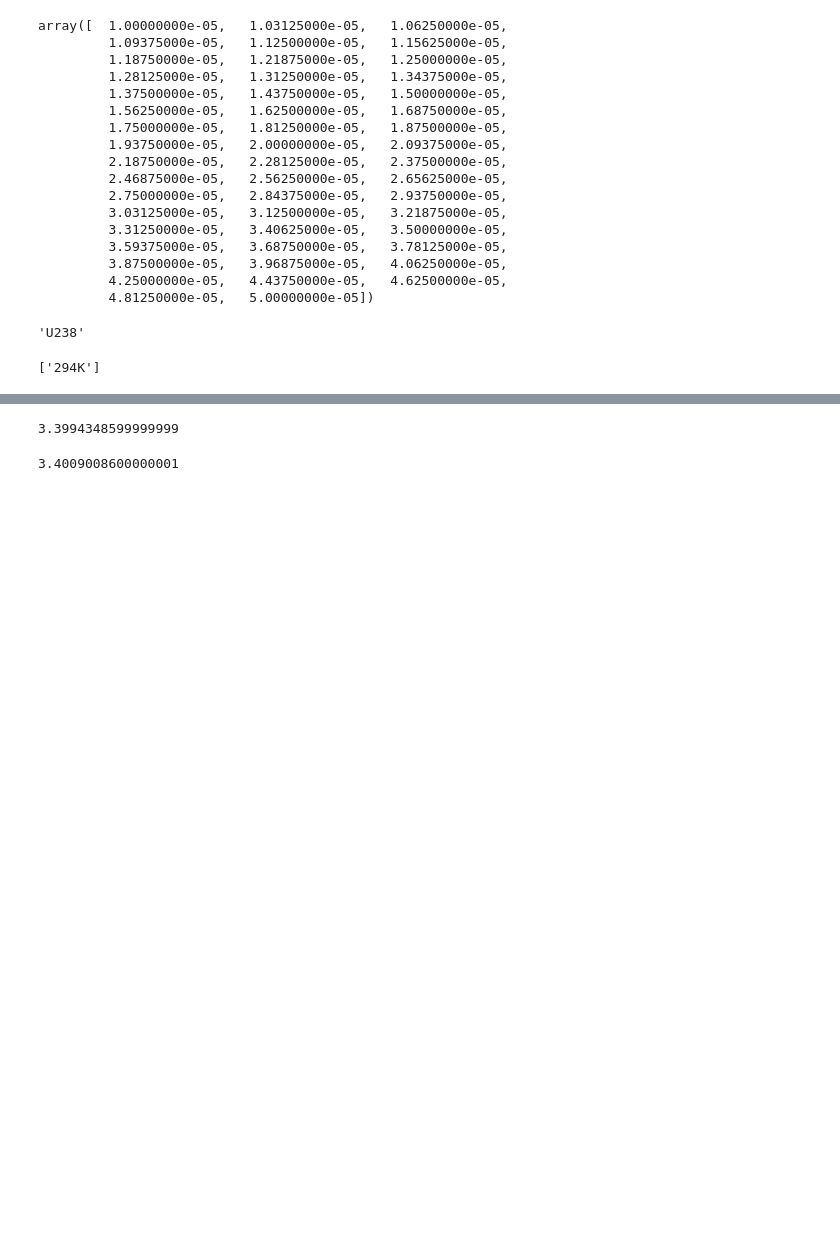
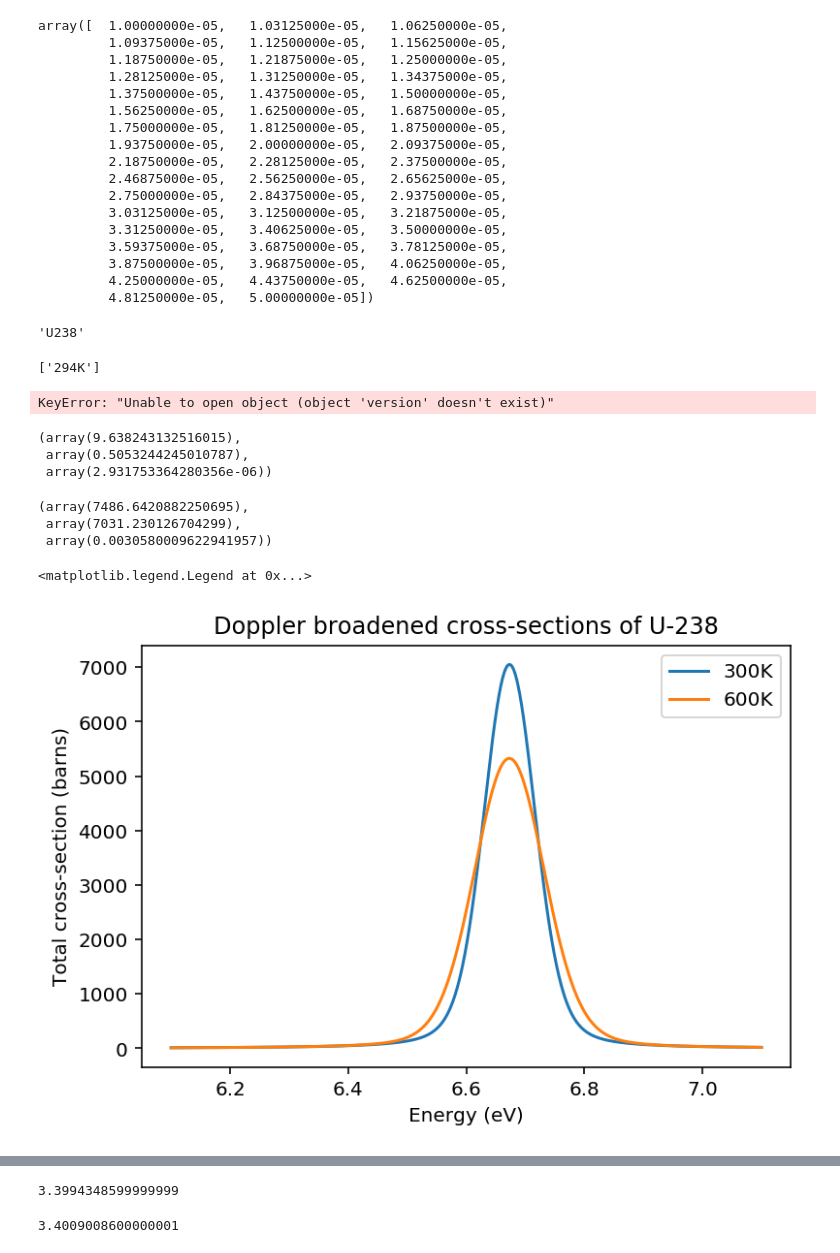
Before and after one commit to zhangy6x/research_stuff, a Jupyter notebook: jupyter_notebooks/OpenMC_test-Copy2.ipynb, the cells around one changed output, grey strips where cells are left out. Drawn from its saved outputs; the diff is of its cells as text; code cells hidden in the pictures; blank space fills up the shorter version.

```diff
--- a/jupyter_notebooks/OpenMC_test-Copy2.ipynb
+++ b/jupyter_notebooks/OpenMC_test-Copy2.ipynb
@@ -73,6 +156,35 @@ u238_ace.name
 u238_ace.temperatures
 # %% [output]
 ['294K']
+# %%
+u238_multipole = openmc.data.WindowedMultipole.from_hdf5('/Users/y9z/Documents/GitHub/openmc/scripts/nndc_hdf5/U238.h5')
+# %% [output]
+KeyError: "Unable to open object (object 'version' doesn't exist)"
+# %%
+u238_multipole = openmc.data.WindowedMultipole.from_hdf5('/Users/y9z/Documents/GitHub/ImagingReso/ImagingReso/reference_data/wmp/092238.h5')
+# %%
+u238_multipole(1.0, 300)
+# %% [output]
+(array(9.638243132516015),
+ array(0.5053244245010787),
+ array(2.931753364280356e-06))
+# %%
+u238_multipole(6.67, 300)
+# %% [output]
+(array(7486.6420882250695),
+ array(7031.230126704299),
+ array(0.0030580009622941957))
+# %%
+E = np.linspace(6.1, 7.1, 1000)
+plt.plot(E, u238_multipole(E, 300)[1], label='300K')
+plt.plot(E, u238_multipole(E, 600)[1], label='600K')
+plt.title('Doppler broadened cross-sections of U-238')
+plt.xlabel('Energy (eV)')
+plt.ylabel('Total cross-section (barns)')
+plt.legend(loc='best')
+# %% [output]
+<matplotlib.legend.Legend at 0x...>
+[figure, added]
 # %%
 # Download ENDF file
 url = 'https://t2.lanl.gov/nis/data/data/ENDFB-VII.1-neutron/H/2'
```
Also changed, not shown: parts of 18 cells of this notebook, 4 other files.
